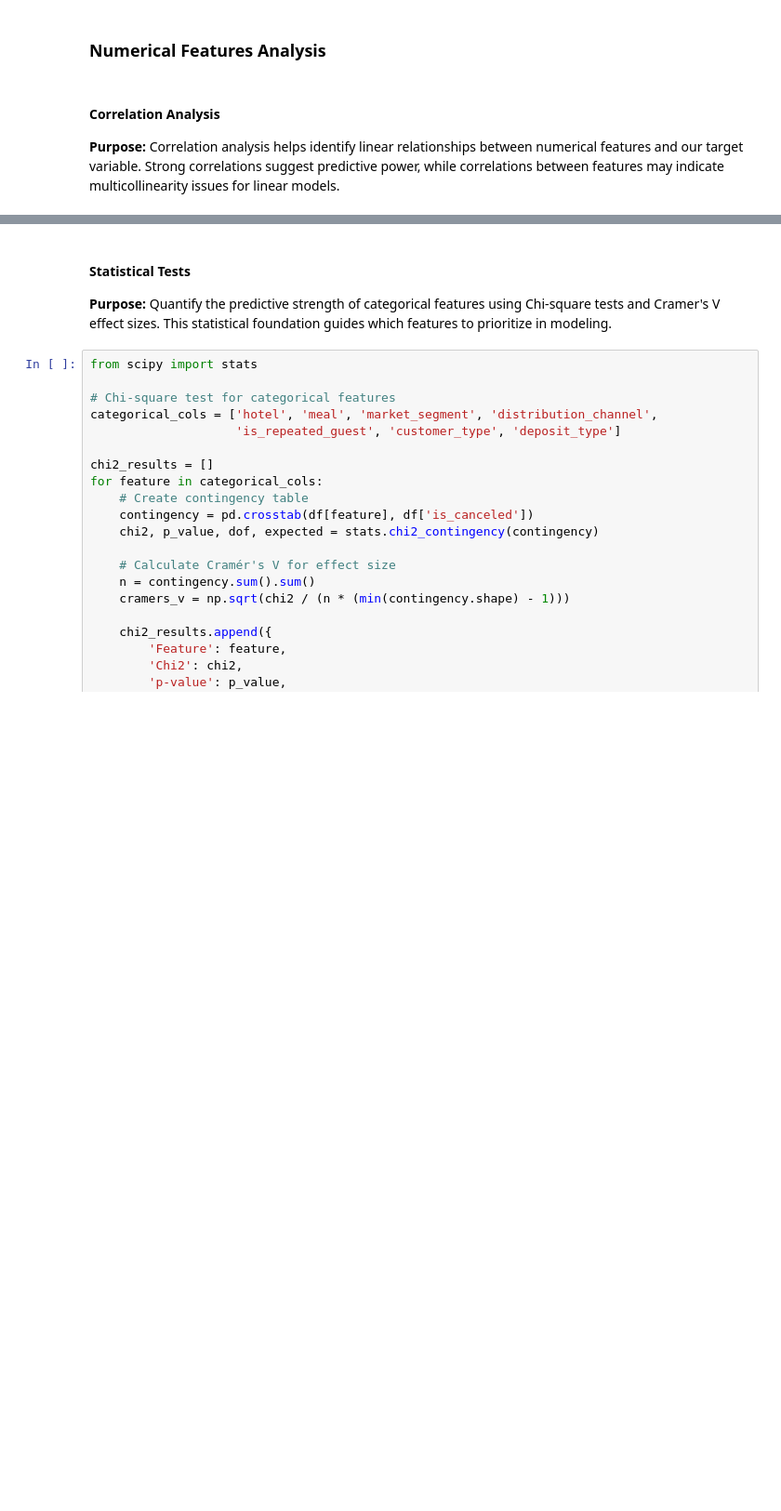
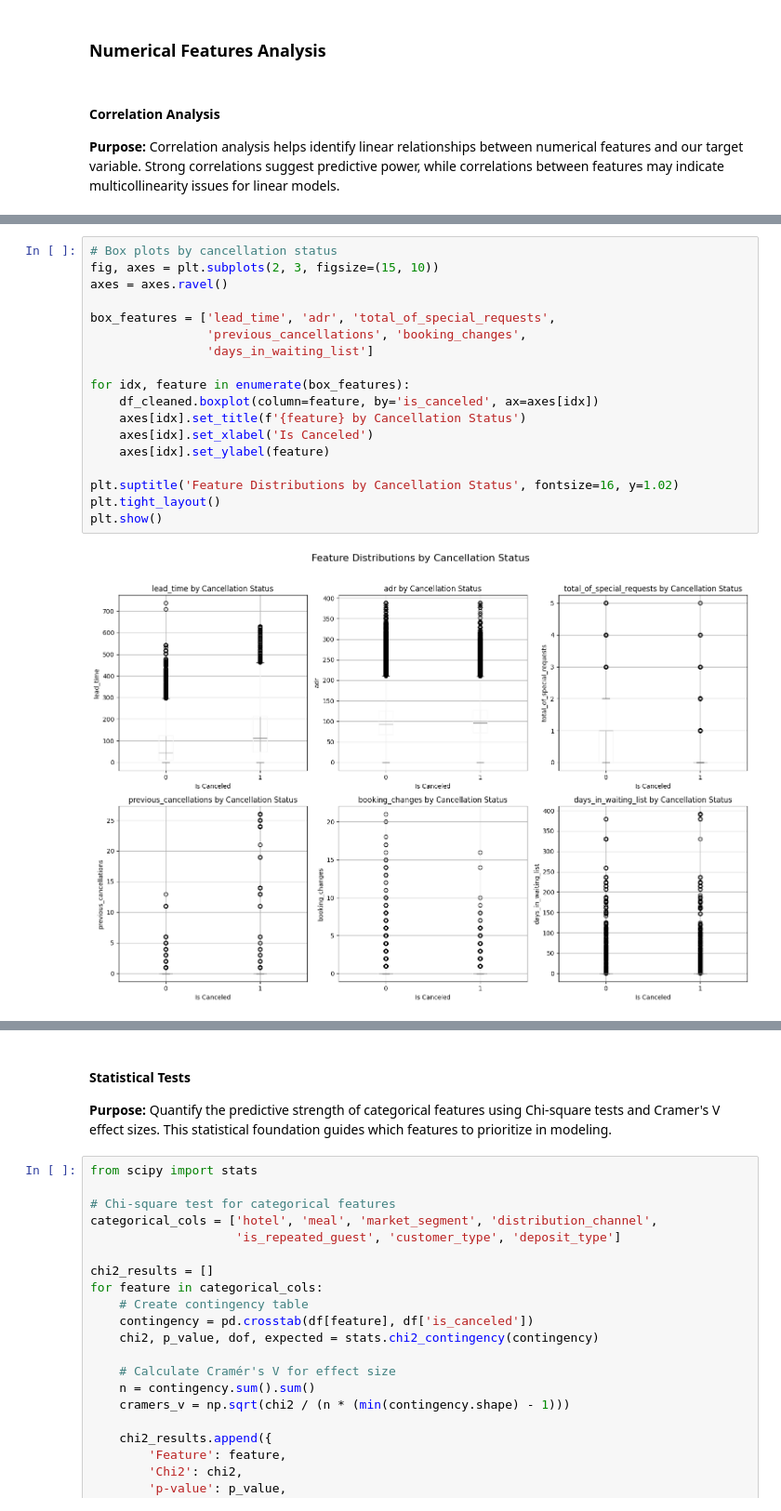
Before and after one commit to tgrytnes/Hotel_Cancellation_Risk, a Jupyter notebook: notebooks/main.ipynb, the cells around one changed output, grey strips where cells are left out. Shown at 93% size. Drawn from its saved outputs; the diff is of its cells as text; blank space fills up the shorter version.

```diff
--- a/notebooks/main.ipynb
+++ b/notebooks/main.ipynb
@@ -295,0 +379,20 @@ Text(0.5, 0, 'Correlation Coefficient')
+# %%
+# Box plots by cancellation status
+fig, axes = plt.subplots(2, 3, figsize=(15, 10))
+axes = axes.ravel()
+
+box_features = ['lead_time', 'adr', 'total_of_special_requests',
+                'previous_cancellations', 'booking_changes',
+                'days_in_waiting_list']
+
+for idx, feature in enumerate(box_features):
+    df_cleaned.boxplot(column=feature, by='is_canceled', ax=axes[idx])
+    axes[idx].set_title(f'{feature} by Cancellation Status')
+    axes[idx].set_xlabel('Is Canceled')
+    axes[idx].set_ylabel(feature)
+
+plt.suptitle('Feature Distributions by Cancellation Status', fontsize=16, y=1.02)
+plt.tight_layout()
+plt.show()
+# %% [output]
+[figure, added]
```
Also changed, not shown: parts of 66 cells of this notebook, 9 other files.
